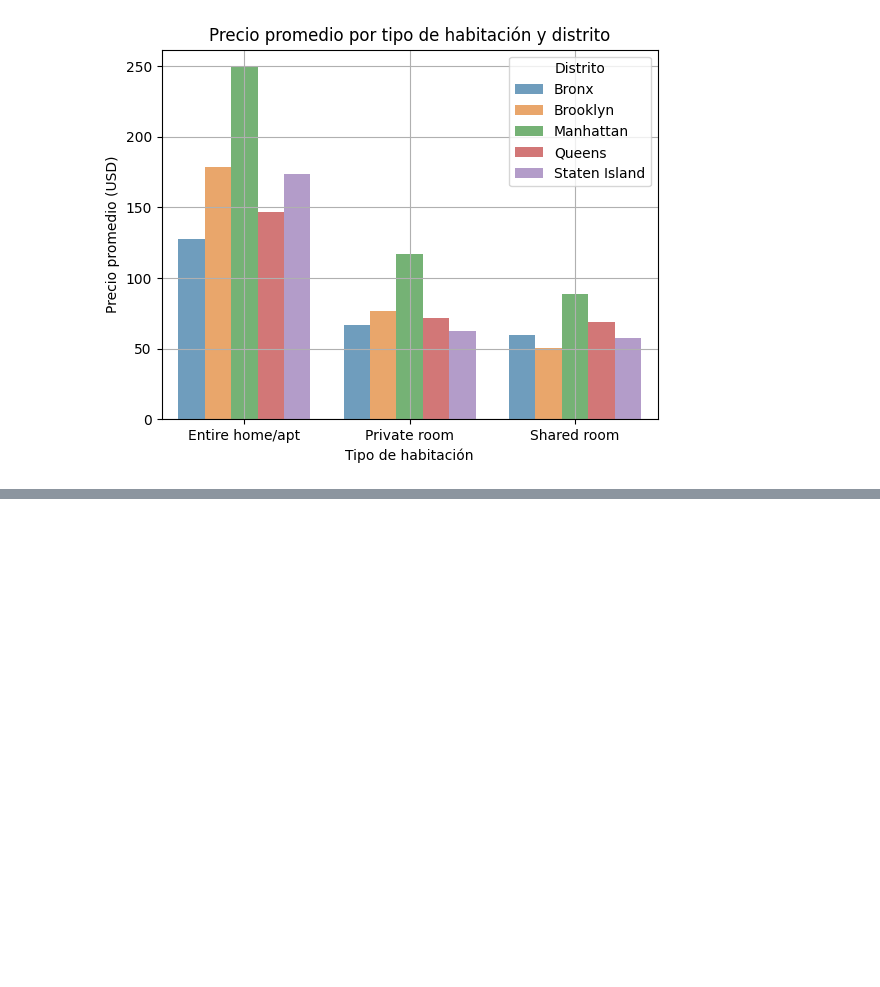
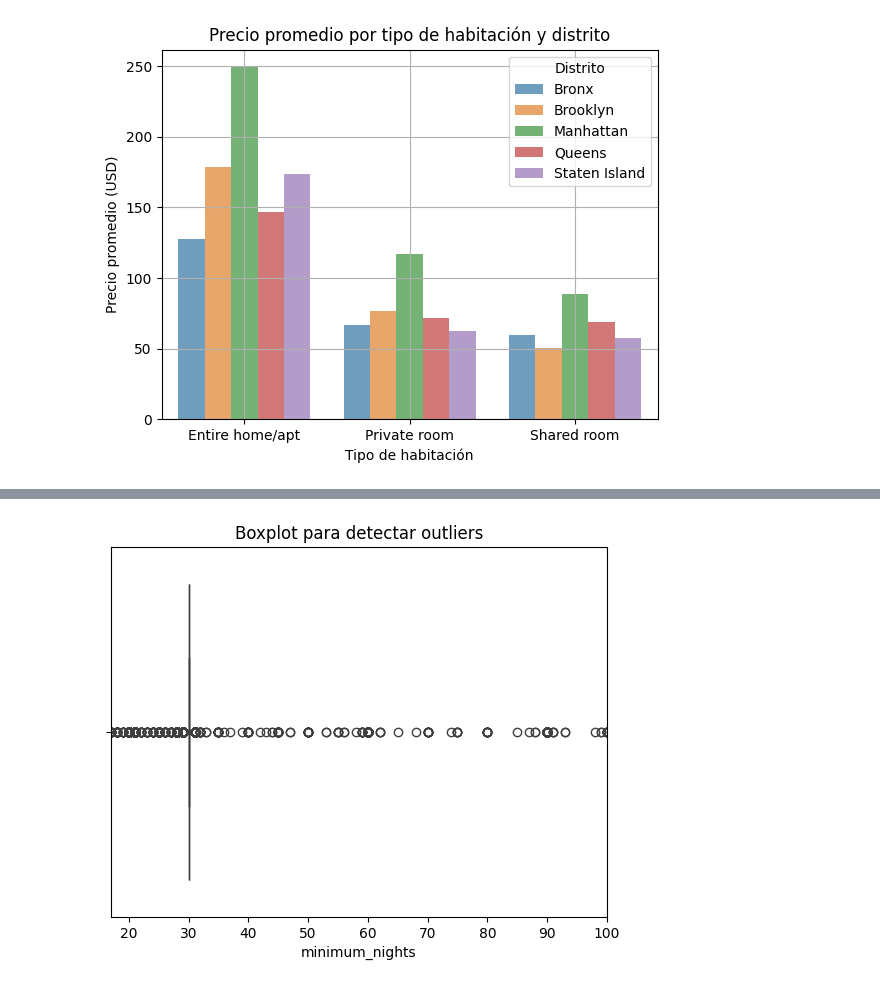
Before and after one commit to 4GeeksAcademy/agumarquez-machine-learning-python-template, a Jupyter notebook: src/explore.ipynb, the cells around one changed output, grey strips where cells are left out. Cells and saved outputs as stored; diff of their text form; code cells hidden in the pictures; blank space fills up the shorter version.

```diff
--- a/src/explore.ipynb
+++ b/src/explore.ipynb
@@ -237,0 +290,3 @@ plt.show()
+# %%
+minimum_nigths_altas = df[df['minimum_nights'] >= 17]
+minimum_nigths_altas
@@ -237,0 +307,7 @@ plt.show()
+# %%
+sns.boxplot(x=minimum_nigths_altas['minimum_nights'])
+plt.xlim(17, 100)
+plt.title('Boxplot para detectar outliers')
+plt.show()
+# %% [output]
+[figure, added]
```
Also changed, not shown: parts of 18 cells of this notebook.
